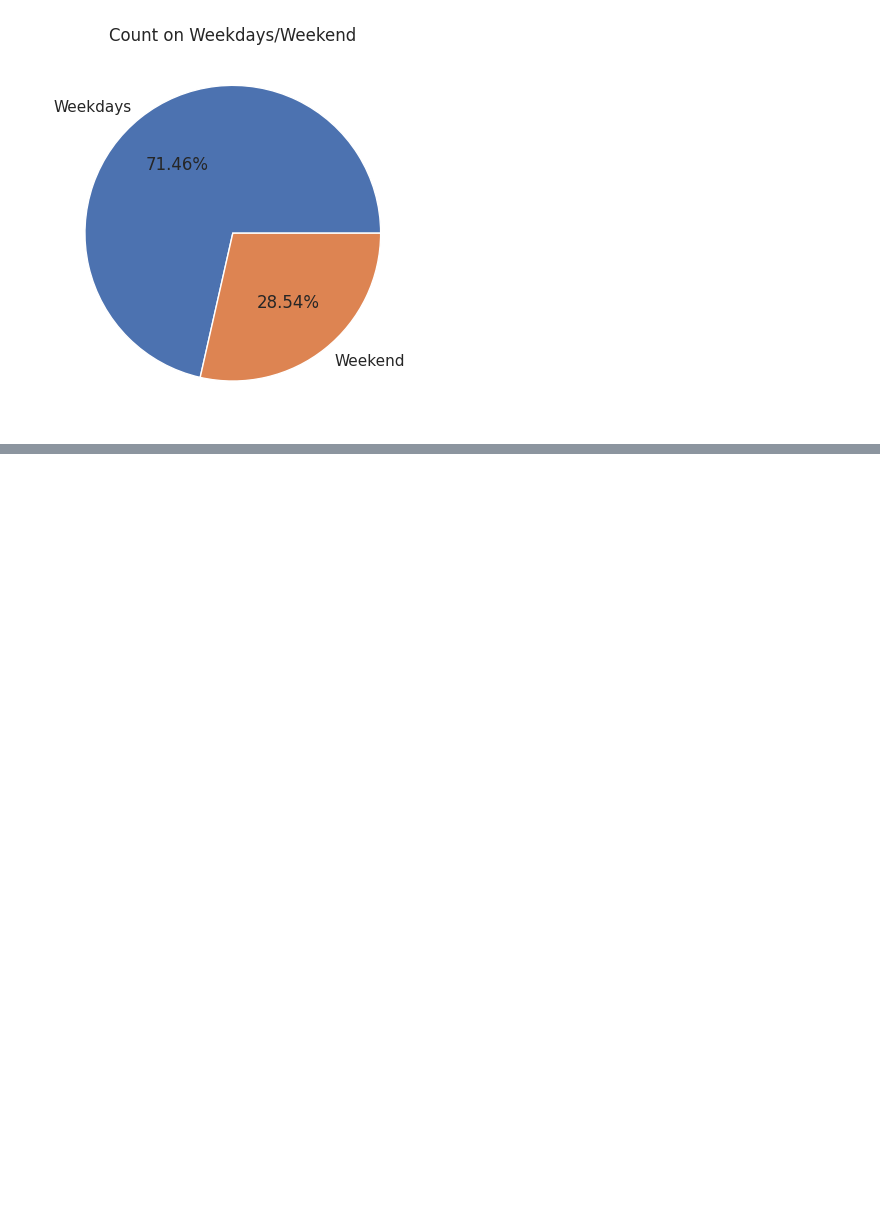
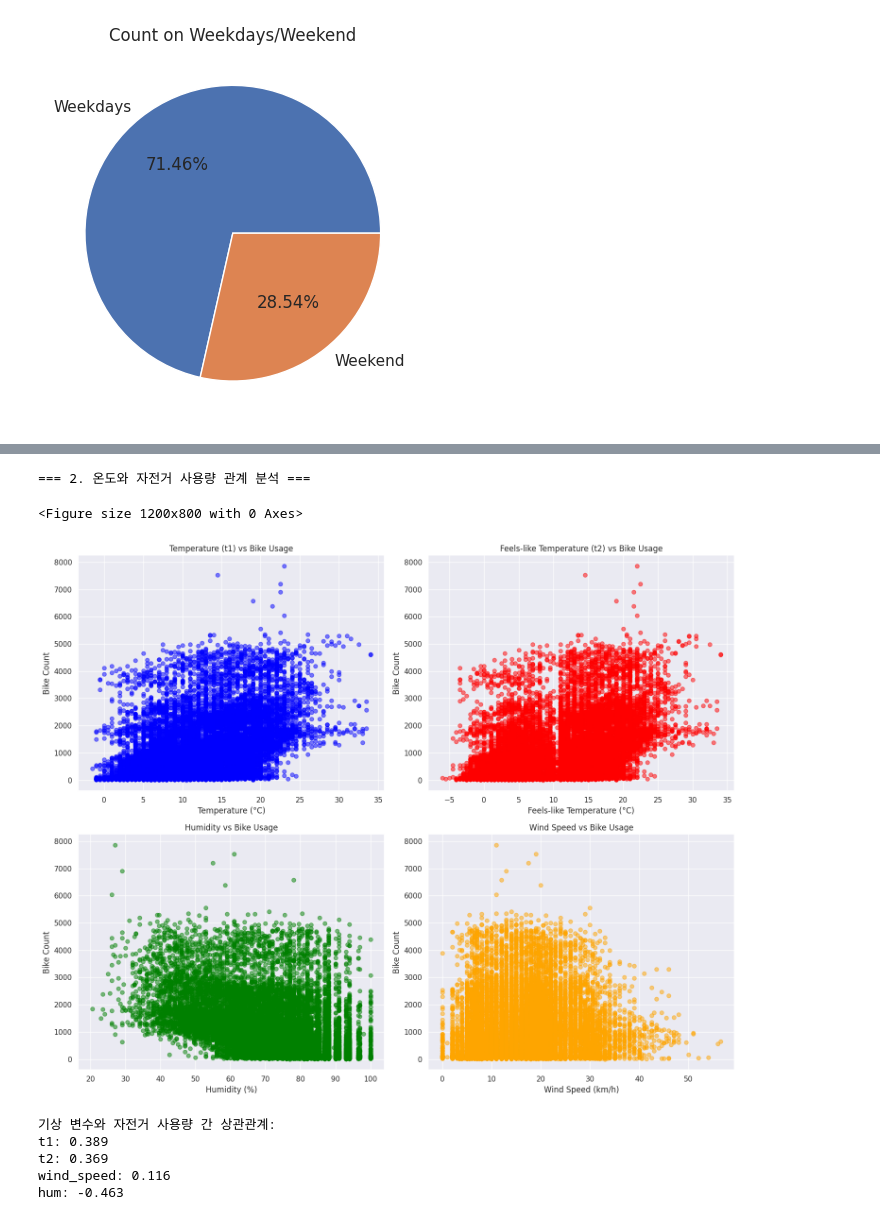
Before and after one commit to hyunacho0810/Kaggle, a Jupyter notebook: london-bike-sharing.ipynb, the cells around one changed output, grey strips where cells are left out. Saved outputs shown, nothing was run; the diff lists cells and outputs as text; code cells hidden in the pictures; blank space fills up the shorter version.

```diff
--- a/london-bike-sharing.ipynb
+++ b/london-bike-sharing.ipynb
@@ -216,0 +244,53 @@ plt.show()
+# %%
+# 추가 분석 2
+# 2. 온도와 자전거 사용량 간의 관계 (Scatter Plot)
+print("\n=== 2. 온도와 자전거 사용량 관계 분석 ===")
+plt.figure(figsize=(12, 8))
+
+# 서브플롯 생성
+fig, axes = plt.subplots(2, 2, figsize=(15, 12))
+
+# t1 (실제 온도)와 사용량
+axes[0,0].scatter(data['t1'], data['cnt'], alpha=0.5, color='blue')
+axes[0,0].set_title('Temperature (t1) vs Bike Usage')
+axes[0,0].set_xlabel('Temperature (°C)')
+axes[0,0].set_ylabel('Bike Count')
+
+# t2 (체감 온도)와 사용량
+axes[0,1].scatter(data['t2'], data['cnt'], alpha=0.5, color='red')
+axes[0,1].set_title('Feels-like Temperature (t2) vs Bike Usage')
+axes[0,1].set_xlabel('Feels-like Temperature (°C)')
+axes[0,1].set_ylabel('Bike Count')
+
+# 습도와 사용량
+axes[1,0].scatter(data['hum'], data['cnt'], alpha=0.5, color='green')
+axes[1,0].set_title('Humidity vs Bike Usage')
+axes[1,0].set_xlabel('Humidity (%)')
+axes[1,0].set_ylabel('Bike Count')
+
+# 풍속과 사용량
+axes[1,1].scatter(data['wind_speed'], data['cnt'], alpha=0.5, color='orange')
+axes[1,1].set_title('Wind Speed vs Bike Usage')
+axes[1,1].set_xlabel('Wind Speed (km/h)')
+axes[1,1].set_ylabel('Bike Count')
+
+plt.tight_layout()
+plt.show()
+# %% [output]
+=== 2. 온도와 자전거 사용량 관계 분석 ===
+<Figure size 1200x800 with 0 Axes>
+[figure, added]
+# %%
+# 추가 분석 3
+# 상관관계 계산
+correlations = data[['t1', 't2', 'hum', 'wind_speed', 'cnt']].corr()['cnt'].sort_values(ascending=False)
+print("기상 변수와 자전거 사용량 간 상관관계:")
+for var, corr in correlations.items():
+    if var != 'cnt':
+        print(f"{var}: {corr:.3f}")
+# %% [output]
+기상 변수와 자전거 사용량 간 상관관계:
+t1: 0.389
+t2: 0.369
+wind_speed: 0.116
+hum: -0.463
```
Also changed, not shown: parts of 3 cells of this notebook.
